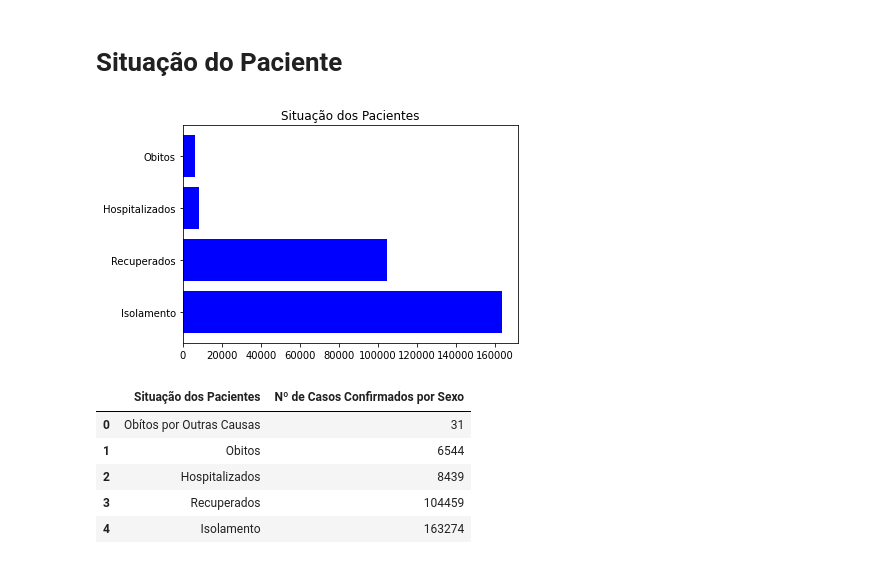
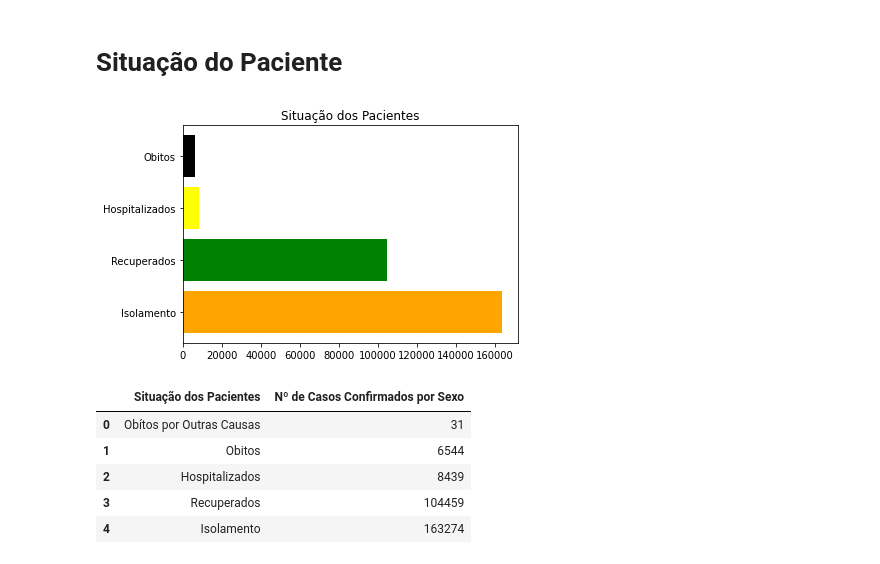
Before and after one commit to Jose-Bruno/Visualiza-oComputacional, a Jupyter notebook: José_Bruno_da_Silva_Santos_Visualização_Computacional.ipynb, the cells around one changed output. Cells and saved outputs as stored; diff of their text form; code cells hidden in the pictures.

```diff
--- a/José_Bruno_da_Silva_Santos_Visualização_Computacional.ipynb
+++ b/José_Bruno_da_Silva_Santos_Visualização_Computacional.ipynb
@@ -76,12 +76,12 @@ obito_outros = len(dados[(dados['Situação do paciente confirmado'] == 'ÓBITO
 # %%
 situação = ["Isolamento", "Recuperados", "Hospitalizados", "Obitos"]
 valores = [isolamento, recuperado, hospitalizado, obito]
 
-plt.barh(situação, valores, color='blue')
+plt.barh(situação, valores, color=['orange', 'green', 'yellow', 'black'])
 plt.title('Situação dos Pacientes')
 plt.show()
 # %% [output]
-[figure, old version]
+[figure, new version]
 # %%
 lista2 = [obito_outros, obito, hospitalizado, recuperado, isolamento]
 legenda2 = ["Obítos por Outras Causas", "Obitos", "Hospitalizados", "Recuperados", "Isolamento"]
```
Also changed, not shown: parts of 4 cells of this notebook.
